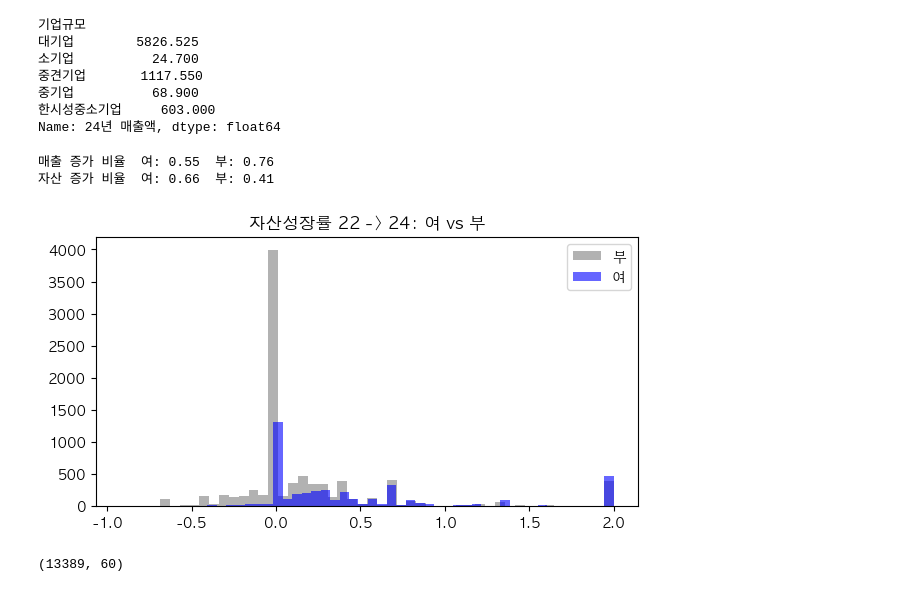
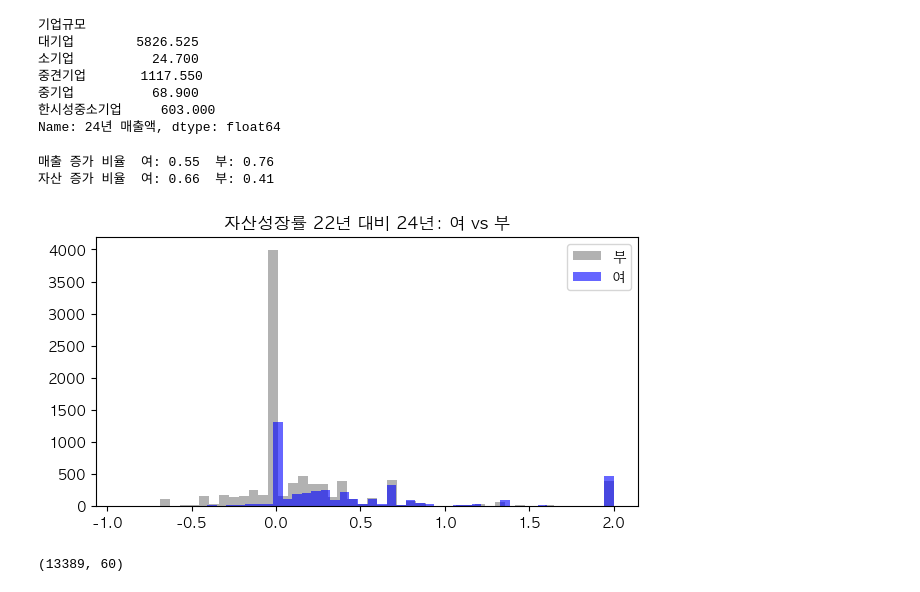
Before and after one commit to JeongHyck06/2026-2_DS_Hackathon, a Jupyter notebook: notebooks/preprocess.ipynb, the cells around one changed output. Drawn from its saved outputs; the diff is of its cells as text; code cells hidden in the pictures.

```diff
--- a/notebooks/preprocess.ipynb
+++ b/notebooks/preprocess.ipynb
@@ -38,8 +38,10 @@ for i in years :
     for j in money_cols :
         col = str(i) + "년 " + j
         df[col] = df[col].apply(bucket)
-        if j != "자기자본":
-            df[col] = df[col].clip(lower=0) # 부채, 총자산은 음수가 될 수 없음
+        if j == "부채":
+            df[col] = df[col].clip(lower=0) # 부채는 음수가 될 수 없음
+        if j == "총자산":
+            df[col] = df[col].where(df[col] > 0) # 총자산 0 이하는 결측 처리
 
 df[["24년 총자산", "24년 부채", "24년 자기자본"]].describe()
 # %% [output]
@@ -91,7 +93,7 @@ df["수도권"] = df["시도"].isin(["서울", "경기", "인천"]).astype(int)
 
 df["업종대분류"] = df["최종업종코드"].str[0]
 df["업력"] = 2024 - df["설립연도"]
-df["업력구간"] = pd.cut(df["업력"], bins=[-1, 5, 10, 20, 100], labels=["5년 이하", "6~10년", "11~20년", "20년 초과"])
+df["업력구간"] = pd.cut(df["업력"], bins=[-1, 5, 10, 20, np.inf], labels=["5년 이하", "6~10년", "11~20년", "20년 초과"])
 
 print(df["시도"].nunique()) # 17이면 정상
 df["시도"].value_counts()
@@ -126,8 +128,9 @@ for year in years:
     df[y + "년 부채비율"] = df[y + "년 부채"] / equity.where(equity > 0) # 자기자본 0 이하면 Nan 음수 비율 방지)
     df[y + "년 자본잠식"] = (equity <= 0).astype(int) # 자본잠식 여부는 따로 표시
 
-df["매출성장률"] = (df["24년 매출액"] - df["22년 매출액"]) / df["22년 매출액"].replace(0, np.nan)
-df["자산성장률"] = (df["24년 총자산"] - df["22년 총자산"]) / df["22년 총자산"]
+# 라벨 기간과 겹치는 성장률. 모델 피처로는 쓰지 않음
+df["매출성장률_22_24"] = (df["24년 매출액"] - df["22년 매출액"]) / df["22년 매출액"].replace(0, np.nan)
+df["자산성장률_22_24"] = (df["24년 총자산"] - df["22년 총자산"]) / df["22년 총자산"].replace(0, np.nan)
 df["성장여부"] = (df["3개년 매출액증가여부"] == "여").astype(int)
 
 # 라벨 기간(22년 이후)과 안 겹치는 성장률. 모델 피처용
@@ -148,23 +151,23 @@ Name: 24년 매출액, dtype: float64
 # %%
 grow = df[df["성장여부"] == 1]
 nogrow = df[df["성장여부"] == 0]
 
 # 매출 성장률
-print("매출 증가 비율  여:", (grow["매출성장률"] > 0).mean().round(2), " 부:", (nogrow["매출성장률"] > 0).mean().round(2))
+print("매출 증가 비율  여:", (grow["매출성장률_22_24"] > 0).mean().round(2), " 부:", (nogrow["매출성장률_22_24"] > 0).mean().round(2))
 
 # 자산 성장률
-print("자산 증가 비율  여:", (grow["자산성장률"] > 0).mean().round(2), " 부:", (nogrow["자산성장률"] > 0).mean().round(2))
+print("자산 증가 비율  여:", (grow["자산성장률_22_24"] > 0).mean().round(2), " 부:", (nogrow["자산성장률_22_24"] > 0).mean().round(2))
 
 plt.figure(figsize=(7, 3.5))
-plt.hist(nogrow["자산성장률"].clip(-1, 2), bins=50, alpha=0.6, color="gray", label="부")
-plt.hist(grow["자산성장률"].clip(-1, 2), bins=50, alpha=0.6, color="blue", label="여")
+plt.hist(nogrow["자산성장률_22_24"].clip(-1, 2), bins=50, alpha=0.6, color="gray", label="부")
+plt.hist(grow["자산성장률_22_24"].clip(-1, 2), bins=50, alpha=0.6, color="blue", label="여")
 plt.legend()
-plt.title("자산성장률 22 -> 24: 여 vs 부")
+plt.title("자산성장률 22년 대비 24년: 여 vs 부")
 plt.show()
 # %% [output]
 매출 증가 비율  여: 0.55  부: 0.76
 자산 증가 비율  여: 0.66  부: 0.41
-[figure, old version]
+[figure, new version]
 # %%
 df.to_csv("../data/clean.csv", index=False, encoding="utf-8-sig")
 print(df.shape)
```
Also changed, not shown: 2 other files.
